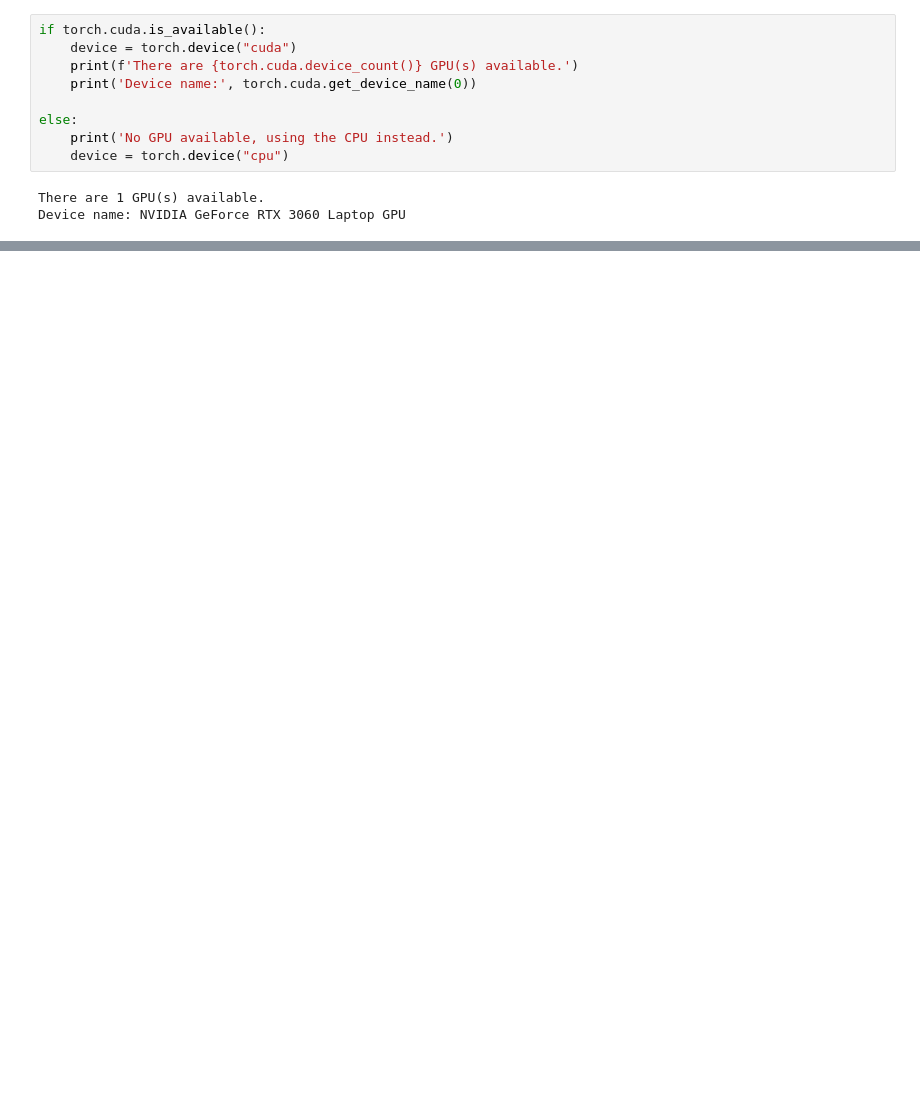
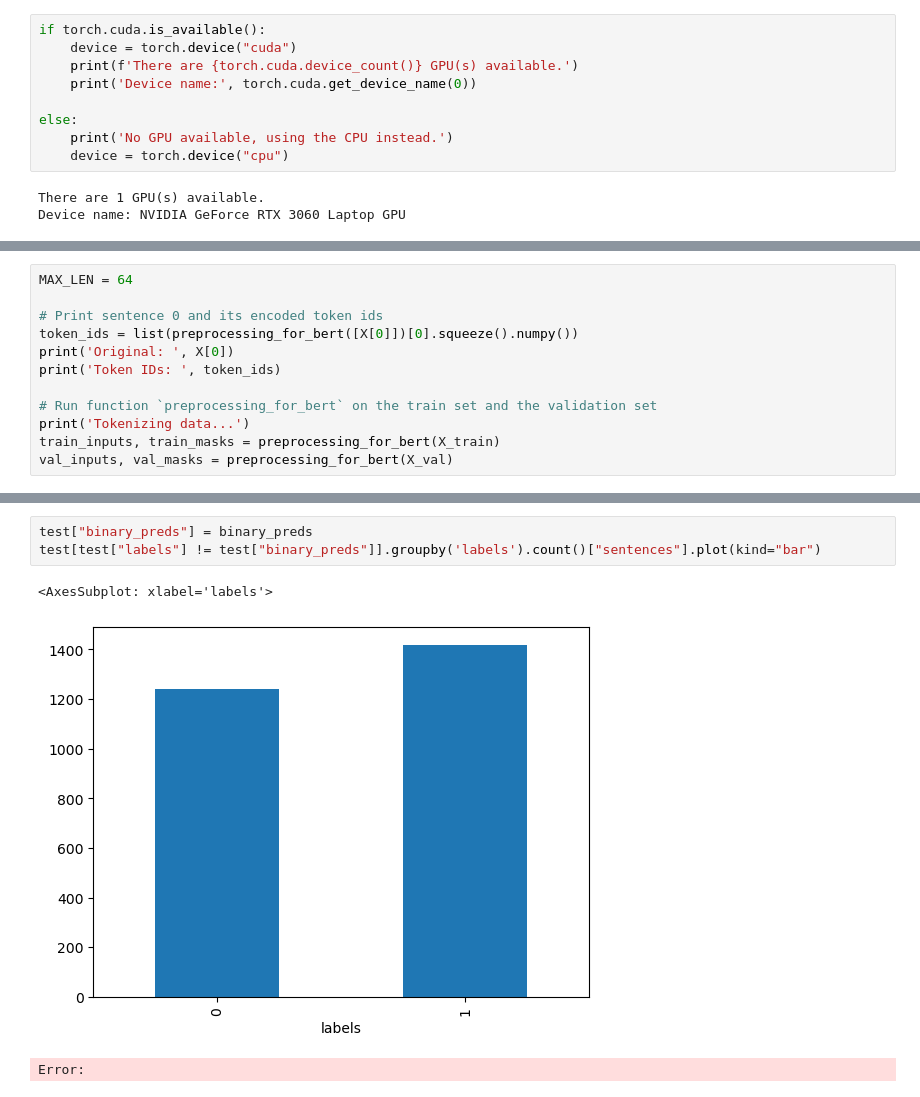
Before and after one commit to mehmetegekacar/Data-Mining-Project, a Jupyter notebook: Bert.ipynb, the cells around one changed output, grey strips where cells are left out. Cells and saved outputs as stored; diff of their text form; blank space fills up the shorter version.

```diff
--- a/Bert.ipynb
+++ b/Bert.ipynb
@@ -76,0 +137,12 @@ ValueError: too many values to unpack (expected 2)
+# %%
+MAX_LEN = 64
+
+# Print sentence 0 and its encoded token ids
+token_ids = list(preprocessing_for_bert([X[0]])[0].squeeze().numpy())
+print('Original: ', X[0])
+print('Token IDs: ', token_ids)
+
+# Run function `preprocessing_for_bert` on the train set and the validation set
+print('Tokenizing data...')
+train_inputs, train_masks = preprocessing_for_bert(X_train)
+val_inputs, val_masks = preprocessing_for_bert(X_val)
@@ -76,0 +597,7 @@ ValueError: too many values to unpack (expected 2)
+# %%
+test["binary_preds"] = binary_preds
+test[test["labels"] != test["binary_preds"]].groupby('labels').count()["sentences"].plot(kind="bar")
+# %% [output]
+<AxesSubplot: xlabel='labels'>
+[figure, added]
+Error:
```
Also changed, not shown: parts of 35 cells of this notebook, 4 other files.
